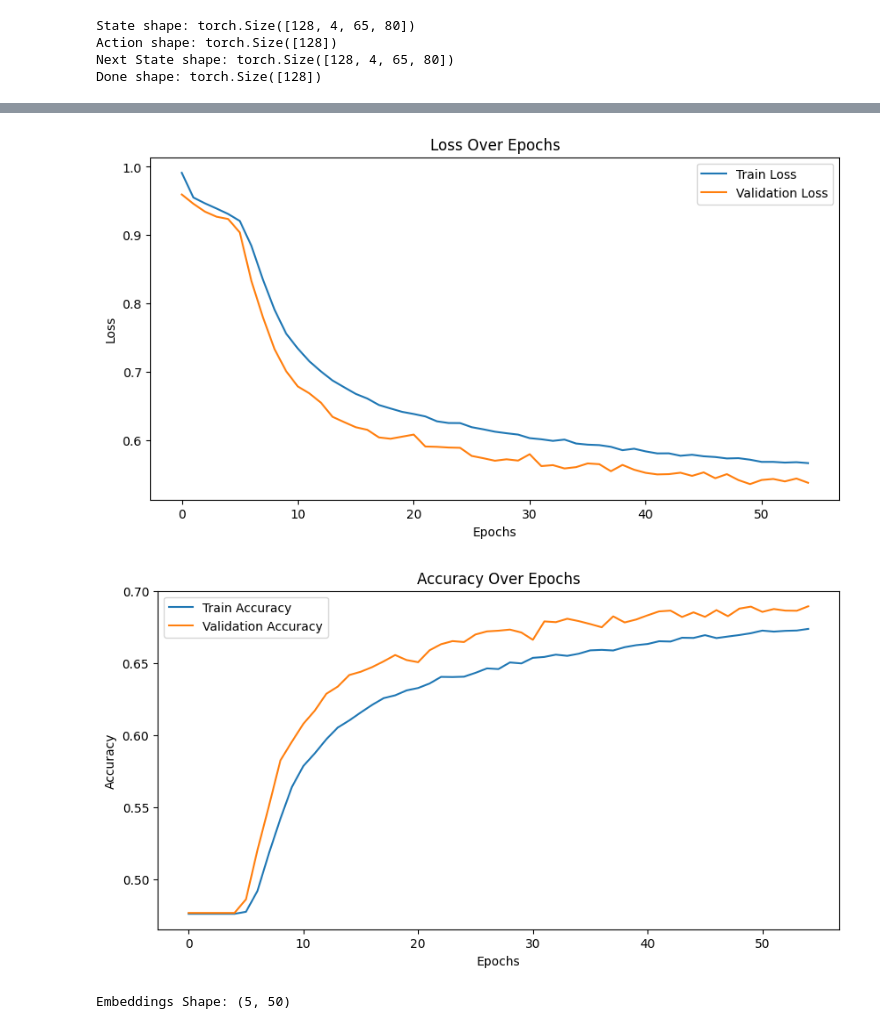
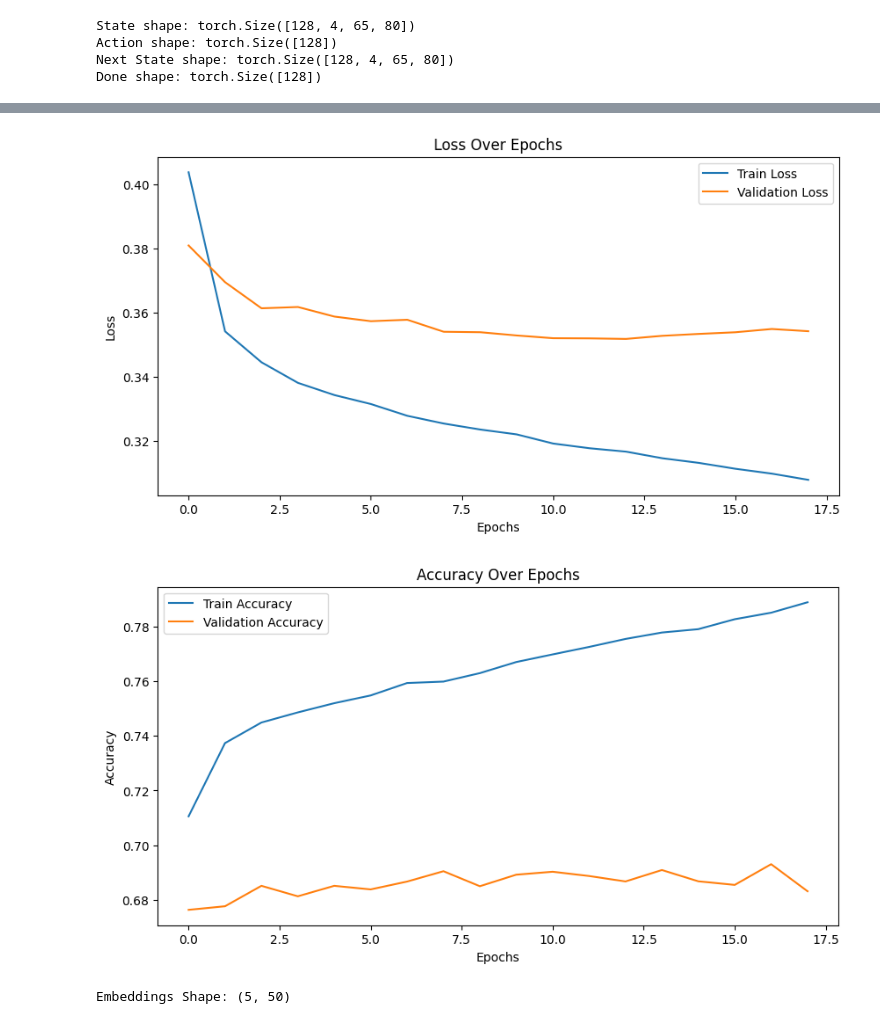
Before and after one commit to YiannisParask/aidl-b02-assignment, a Jupyter notebook: notebooks/icm.ipynb, the cells around one changed output, grey strips where cells are left out. Saved outputs shown, nothing was run; the diff lists cells and outputs as text; code cells hidden in the pictures.

```diff
--- a/notebooks/icm.ipynb
+++ b/notebooks/icm.ipynb
@@ -230,16 +409,19 @@ Done shape: torch.Size([128])
 # %%
-encoder = EncoderModel(in_channels=4, input_size=(65, 80)
-) # 1x4x65x80 (4 stacked grayscale frames of 80x80)
+# siemese model
 inverse_model = InverseModel(encoder_dim=400, num_actions=5)
+# action embedding model
+pretrained_encoder = ActionEncoderModel(
+    encoder_path="../model-checkpoints/siamese_encoder.pth"
+)
 embedding_model = EmbeddingModel(action_size=5, embedding_size=50)
 forward_model = ForwardModel(input_dim=450, output_dim=400)
 
 optimizer = optim.Adam(
-    list(encoder.parameters()) +
-    list(embedding_model.parameters()) +
-    list(forward_model.parameters()) +
-    list(inverse_model.parameters()),
-    lr=5e-4
+    list(pretrained_encoder.parameters())
+    + list(embedding_model.parameters())
+    + list(forward_model.parameters())
+    + list(inverse_model.parameters()),
+    lr=5e-4,
 )
 # %%
 def train_combined_model(train_loader, val_loader, num_epochs=10, beta=0.5):
@@ -257,7 +439,7 @@ def train_combined_model(train_loader, val_loader, num_epochs=10, beta=0.5):
     """
     device = torch.device("cuda" if torch.cuda.is_available() else "cpu")
     print(f"Training on device: {device}")
-    encoder.to(device)
+    pretrained_encoder.to(device)
     embedding_model.to(device)
     forward_model.to(device)
     inverse_model.to(device)
@@ -275,7 +457,7 @@ def train_combined_model(train_loader, val_loader, num_epochs=10, beta=0.5):
 
     for epoch in range(num_epochs):
         # Training phase
-        encoder.train()
+        #pretrained_encoder.eval()
         embedding_model.train()
         forward_model.train()
         inverse_model.train()
@@ -293,8 +475,8 @@ def train_combined_model(train_loader, val_loader, num_epochs=10, beta=0.5):
             )
 
             # Encode states
-            phi_S_t = encoder(S_t)
-            phi_S_t_next = encoder(S_t_next)
+            phi_S_t = pretrained_encoder(S_t)
+            phi_S_t_next = pretrained_encoder(S_t_next)
 
             # Forward Model
             a_t_embedded = embedding_model(a_t)
@@ -323,7 +505,7 @@ def train_combined_model(train_loader, val_loader, num_epochs=10, beta=0.5):
         train_accuracy = total_correct / total_samples
 
         # Validation phase
-        encoder.eval()
+        #pretrained_encoder.eval()
         embedding_model.eval()
         forward_model.eval()
         inverse_model.eval()
@@ -342,8 +524,8 @@ def train_combined_model(train_loader, val_loader, num_epochs=10, beta=0.5):
                 )
 
                 # Encode states
-                phi_S_t = encoder(S_t)
-                phi_S_t_next = encoder(S_t_next)
+                phi_S_t = pretrained_encoder(S_t)
+                phi_S_t_next = pretrained_encoder(S_t_next)
 
                 # Forward Model
                 a_t_embedded = embedding_model(a_t)
@@ -386,7 +568,9 @@ def train_combined_model(train_loader, val_loader, num_epochs=10, beta=0.5):
             patience_counter = 0
 
             # Save best models
-            torch.save(encoder.state_dict(), "../model-checkpoints/encoder.pth")
+            # torch.save(
+            #     pretrained_encoder.state_dict(), "../model-checkpoints/encoder.pth"
+            # )
             torch.save(embedding_model.state_dict(), "../model-checkpoints/embedding_model.pth")
             torch.save(forward_model.state_dict(), "../model-checkpoints/forward_model.pth")
             torch.save(inverse_model.state_dict(), "../model-checkpoints/inverse_model.pth")
@@ -405,7 +589,6 @@ def train_combined_model(train_loader, val_loader, num_epochs=10, beta=0.5):
 
     return history
 # %%
-# add dropout layer to the encoder
-history = train_combined_model(train_loader, val_loader, num_epochs=100, beta=0.3)
+combined_model_history = train_combined_model(train_loader, val_loader, num_epochs=100, beta=0.8)
 # %% [output]
 Training on device: cuda
@@ -426,31 +609,10 @@ Epoch 55/100 | Train Loss: 0.5661 | Val Loss: 0.5373 | Train Acc: 67.40% | Val A
 Early stopping: Validation loss has not improved for 5 epochs.
 Saved action embeddings.
-# %%
-def plot_train_history(history):
-    # Plot the losses
-    plt.figure(figsize=(10, 5))
-    plt.plot(history["train_loss"], label="Train Loss")
-    plt.plot(history["val_loss"], label="Validation Loss")
-    plt.xlabel("Epochs")
-    plt.ylabel("Loss")
-    plt.title("Loss Over Epochs")
-    plt.legend()
-    plt.show()
-
-    # Plot the accuracies
-    plt.figure(figsize=(10, 5))
-    plt.plot(history["train_accuracy"], label="Train Accuracy")
-    plt.plot(history["val_accuracy"], label="Validation Accuracy")
-    plt.xlabel("Epochs")
-    plt.ylabel("Accuracy")
-    plt.title("Accuracy Over Epochs")
-    plt.legend()
-    plt.show()
-
-plot_train_history(history)
-# %% [output]
-[figure, removed]
-[figure, removed]
+# %%
+plot_train_history(combined_model_history)
+# %% [output]
+[figure, added]
+[figure, added]
 # %%
 with open("../model-checkpoints/action_embeddings.pkl", "rb") as f:
     embeddings = pickle.load(f)
```
Also changed, not shown: parts of 16 cells of this notebook, 11 other files.
